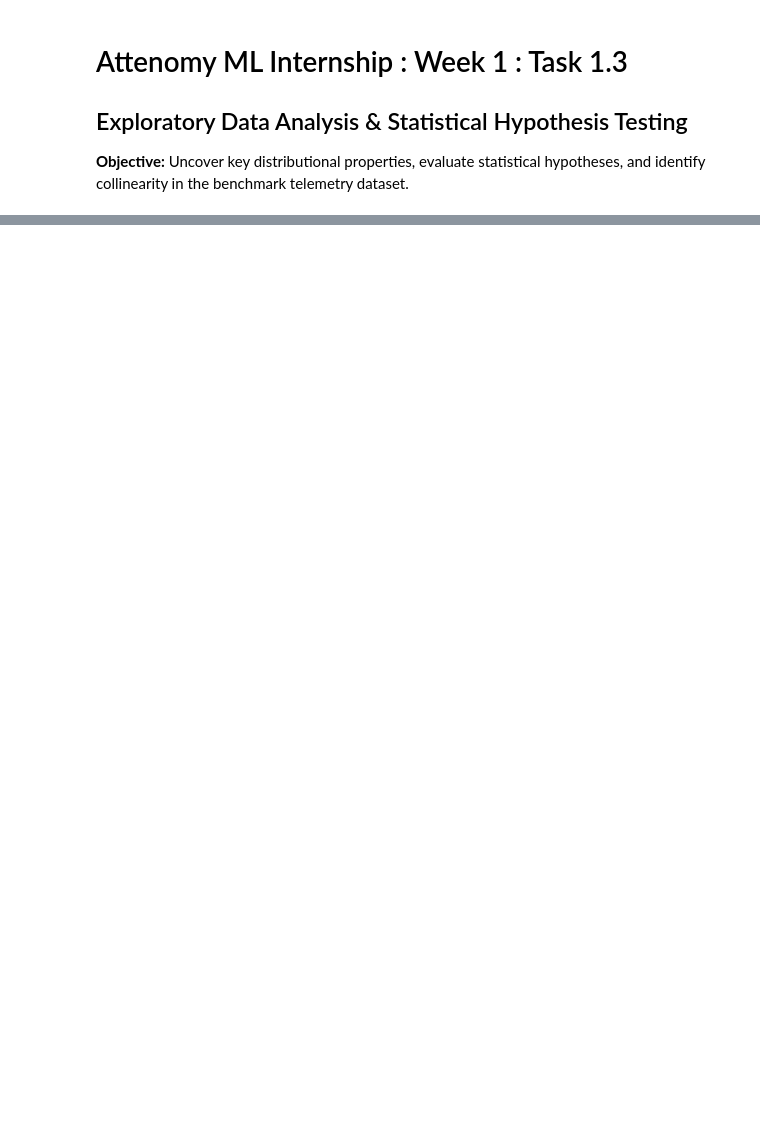
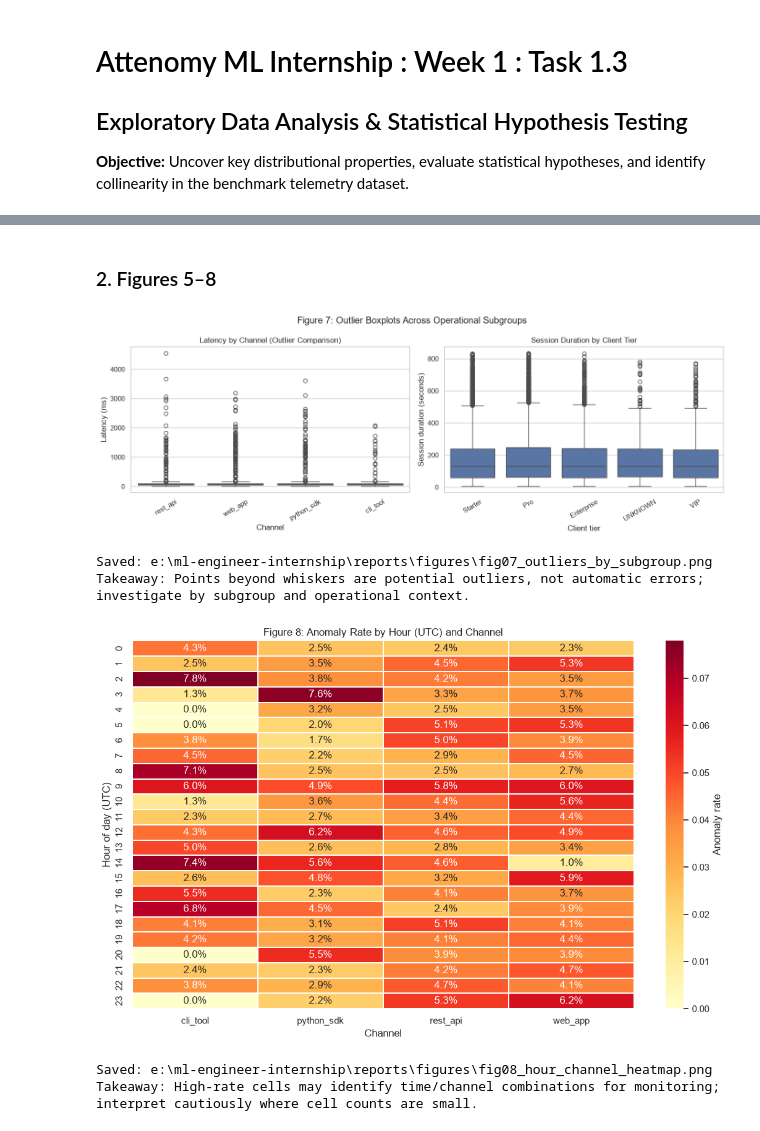
Before and after one commit to Abhinav55849/attenomy-ml-practice, a Jupyter notebook: notebooks/02_eda.ipynb, the cells around one changed output, grey strips where cells are left out. Cells and saved outputs as stored; diff of their text form; code cells hidden in the pictures; blank space fills up the shorter version.

```diff
--- a/notebooks/02_eda.ipynb
+++ b/notebooks/02_eda.ipynb
@@ -3,17 +3,3 @@
 ## Exploratory Data Analysis & Statistical Hypothesis Testing
 
 **Objective:** Uncover key distributional properties, evaluate statistical hypotheses, and identify collinearity in the benchmark telemetry dataset.
-# %%
-import os
-import sys
-import pandas as pd
-import numpy as np
-import matplotlib.pyplot as plt
-import seaborn as sns
-from scipy import stats
-
-# Plotting style configuration
-plt.style.use('seaborn-v0_8-whitegrid')
-plt.rcParams['font.family'] = 'sans-serif'
-plt.rcParams['figure.dpi'] = 120
-print('Visualization libraries initialized.')
@@ -52,0 +136,35 @@ if 'device_os' in df.columns and target_col in df.columns:
+# %% [markdown]
+### 2. Figures 5–8
+# %%
+fig, axes = plt.subplots(1, 2, figsize=(14, 5))
+sns.boxplot(data=train, x="channel", y="latency_ms", ax=axes[0])
+axes[0].set_title("Latency by Channel (Outlier Comparison)")
+axes[0].set_xlabel("Channel")
+axes[0].set_ylabel("Latency (ms)")
+axes[0].tick_params(axis="x", rotation=30)
+sns.boxplot(data=train, x="client_tier", y="session_duration_sec", ax=axes[1])
+axes[1].set_title("Session Duration by Client Tier")
+axes[1].set_xlabel("Client tier")
+axes[1].set_ylabel("Session duration (seconds)")
+axes[1].tick_params(axis="x", rotation=30)
+fig.suptitle("Figure 7: Outlier Boxplots Across Operational Subgroups")
+save_figure("fig07_outliers_by_subgroup")
+print("Takeaway: Points beyond whiskers are potential outliers, not automatic errors; investigate by subgroup and operational context.")
+
+# Figure 8 — Temporal/interaction heatmap: anomaly rate by UTC hour and channel
+heat = train.pivot_table(index=train["timestamp"].dt.hour, columns="channel", values="is_anomaly", aggfunc="mean", observed=True)
+heat = heat.reindex(range(24))
+plt.figure(figsize=(11, 7))
+sns.heatmap(heat, annot=True, fmt=".1%", cmap="YlOrRd", linewidths=0.3, cbar_kws={"label": "Anomaly rate"})
+plt.title("Figure 8: Anomaly Rate by Hour (UTC) and Channel")
+plt.xlabel("Channel")
+plt.ylabel("Hour of day (UTC)")
+save_figure("fig08_hour_channel_heatmap")
+print("Takeaway: High-rate cells may identify time/channel combinations for monitoring; interpret cautiously where cell counts are small.")
+# %% [output]
+[figure, added]
+Saved: e:\ml-engineer-internship\reports\figures\fig07_outliers_by_subgroup.png
+Takeaway: Points beyond whiskers are potential outliers, not automatic errors; investigate by subgroup and operational context.
+[figure, added]
+Saved: e:\ml-engineer-internship\reports\figures\fig08_hour_channel_heatmap.png
+Takeaway: High-rate cells may identify time/channel combinations for monitoring; interpret cautiously where cell counts are small.
```
Also changed, not shown: parts of 11 cells of this notebook, 12 other files.
